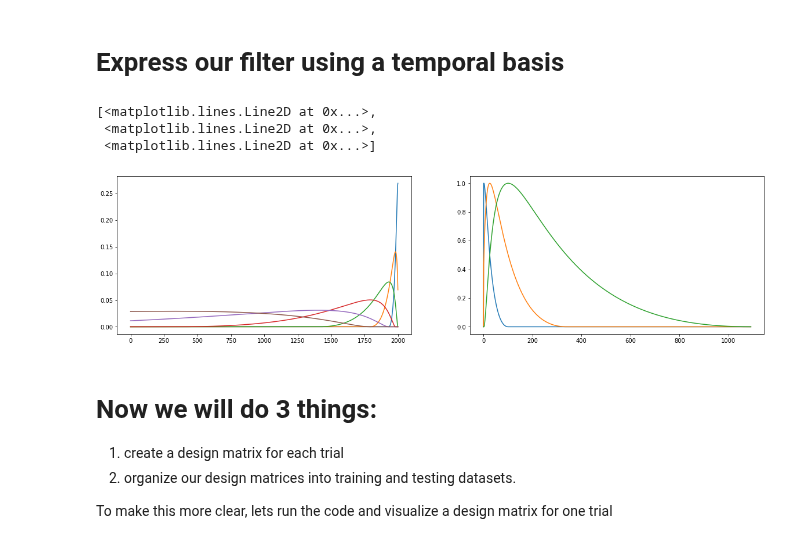
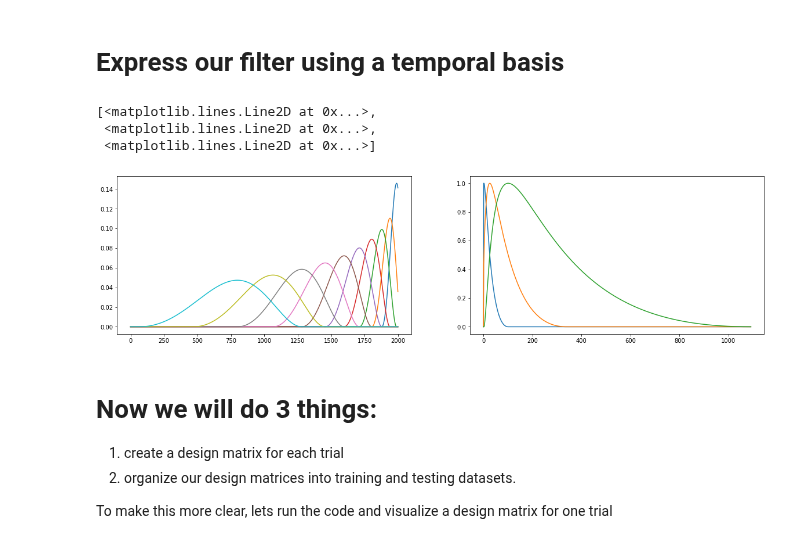
Before and after one commit to davidfox87/neuro_encoding_models, a Jupyter notebook: fitting_spike_train_tutorial.ipynb, the cells around one changed output. Drawn from its saved outputs; the diff is of its cells as text; code cells hidden in the pictures.

```diff
--- a/fitting_spike_train_tutorial.ipynb
+++ b/fitting_spike_train_tutorial.ipynb
@@ -27,12 +28,22 @@ from utils.read import load_spk_times2
 # %%
 #@title helper functions
-def make_bases():
-	dt = 0.001
+def make_bases(dur, peaks, stim_nbases, stretch, dt=0.02):
 	fs = 1. / dt
-	nkt = int(2. * fs)
-	stim_basis = RaisedCosine(100, 6, 1, 'stim')
-	stim_basis.makeNonlinearRaisedCosStim(.1, [.1, round(nkt/1.2)], 10, nkt)  # first and last peak positions,
+	first_peak, last_peak = peaks
 
+	nkt = int(dur * fs) # length of filter in number of samples
+	# stim_nbases = number of vectors that are raised cosines
+	stim_basis = RaisedCosine(100, stim_nbases, 1, 'stim')
+
+	# arguments for makeNonlinearRaisedCosStim are
+	# dt sample interval
+	# peaks = [position of first center, position of last center],
+	# stretch = spacing of basis centers (higher value = more linear meaning spread out,
+	# lower value = nonlinear more centers near 0)
+	# nkt = length of filter. If length of filters exceeds nkt we trim the filters,
+	# otherwise we pad with 0's
+	# stim_basis.makeNonlinearRaisedCosStim(.1, [10, round(nkt/1.7)], stretch, nkt)  # first and last peak positions,
+	stim_basis.makeNonlinearRaisedCosStim(.1, [first_peak / dt, last_peak / dt], stretch, nkt)
 	spike_basis = RaisedCosine(100, 3, 1, 'sphist')
 	spike_basis.makeNonlinearRaisedCosPostSpike(0.1, [.1, 10], 1, 0.01)
 
@@ -116,15 +127,15 @@ stim = scaler.fit_transform(stim)
 # %% [markdown]
 # Express our filter using a temporal basis
 # %%
-stim_basis, spike_basis = make_bases()
+stim_basis, spike_basis = make_bases(2, [0.01, 1.2], 10, 200, dt=0.001)
 fig, ax = plt.subplots(1, 2, figsize=[20, 5])
 ax[0].plot(stim_basis.B)
 ax[1].plot(spike_basis.B)
 # %% [output]
 [<matplotlib.lines.Line2D at 0x...>,
  <matplotlib.lines.Line2D at 0x...>,
  <matplotlib.lines.Line2D at 0x...>]
-[figure, old version]
+[figure, new version]
 # %% [markdown]
 # Now we will do 3 things:
 1. create a design matrix for each trial
```
Also changed, not shown: parts of 8 cells of this notebook.
